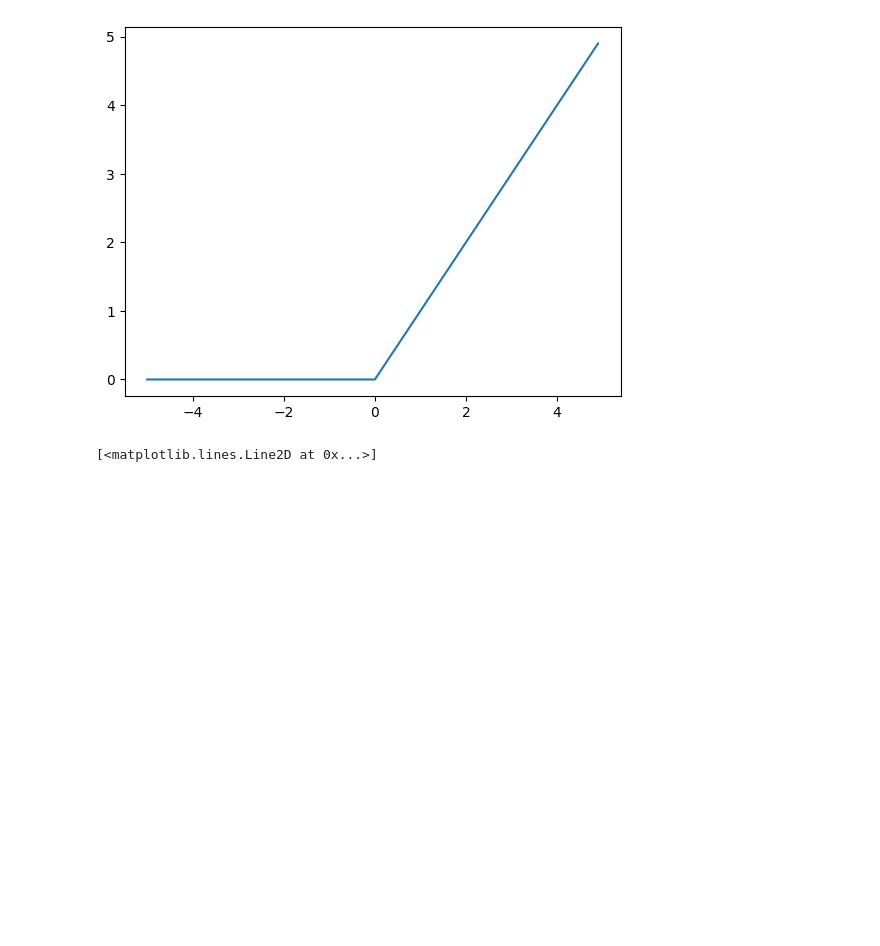
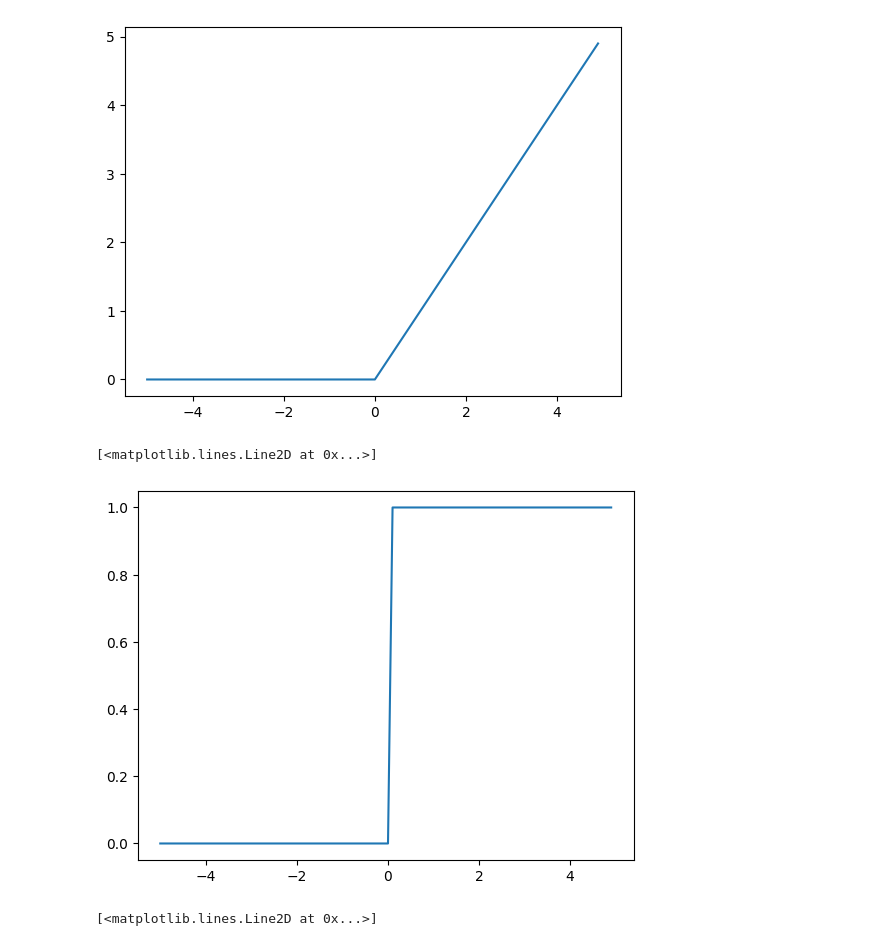
Before and after one commit to 719792323/Pytorch, a Jupyter notebook: 2_基础知识/5_激活函数.ipynb, the cells around one changed output. Cells and saved outputs as stored; diff of their text form; code cells hidden in the pictures; blank space fills up the shorter version.

```diff
--- a/2_基础知识/5_激活函数.ipynb
+++ b/2_基础知识/5_激活函数.ipynb
@@ -4,12 +4,26 @@ from matplotlib import pyplot as plt
 # %%
 # relu函数
 # relu(x)=max(x,0)，即小于等于0的值都为0，大于0的值为本身
-x=torch.arange(-5,5,0.1)
+x=torch.arange(-5,5,0.1,requires_grad=True)
 y=torch.relu(x)
-plt.plot(x,y)
+#如果x设置要求梯度，那么不能直接用于绘图，因为有梯度信息，系统认为这样不安全x和y都要调用detach()
+# 否则会报错
+plt.plot(x.detach(),y.detach())
 # %% [output]
 [<matplotlib.lines.Line2D at 0x...>]
 [figure]
+# %%
+# 绘制relu的导数图像
+# 因为上述计算导致y的计算结果是标量，要求分量梯度需要加torch.ones_like(x)
+# 注意如果还需要反复运行关于x的动态图，需要加retain_graph=True，否则运行完backward后
+# pytorch会摧毁动态图信息以节省内存
+# retain_graph=True只对单次backward有效，如果下一个backward没加依然会摧毁动态图
+x.grad.zero_()
+y.backward(torch.ones_like(x),retain_graph=True)
+plt.plot(x.detach(),x.grad)
+# %% [output]
+[<matplotlib.lines.Line2D at 0x...>]
+[figure, added]
 # %%
 # sigmoid函数
 # sigmoid(x)=1/(1+exp(-x))
```
Also changed, not shown: parts of 4 cells of this notebook.
